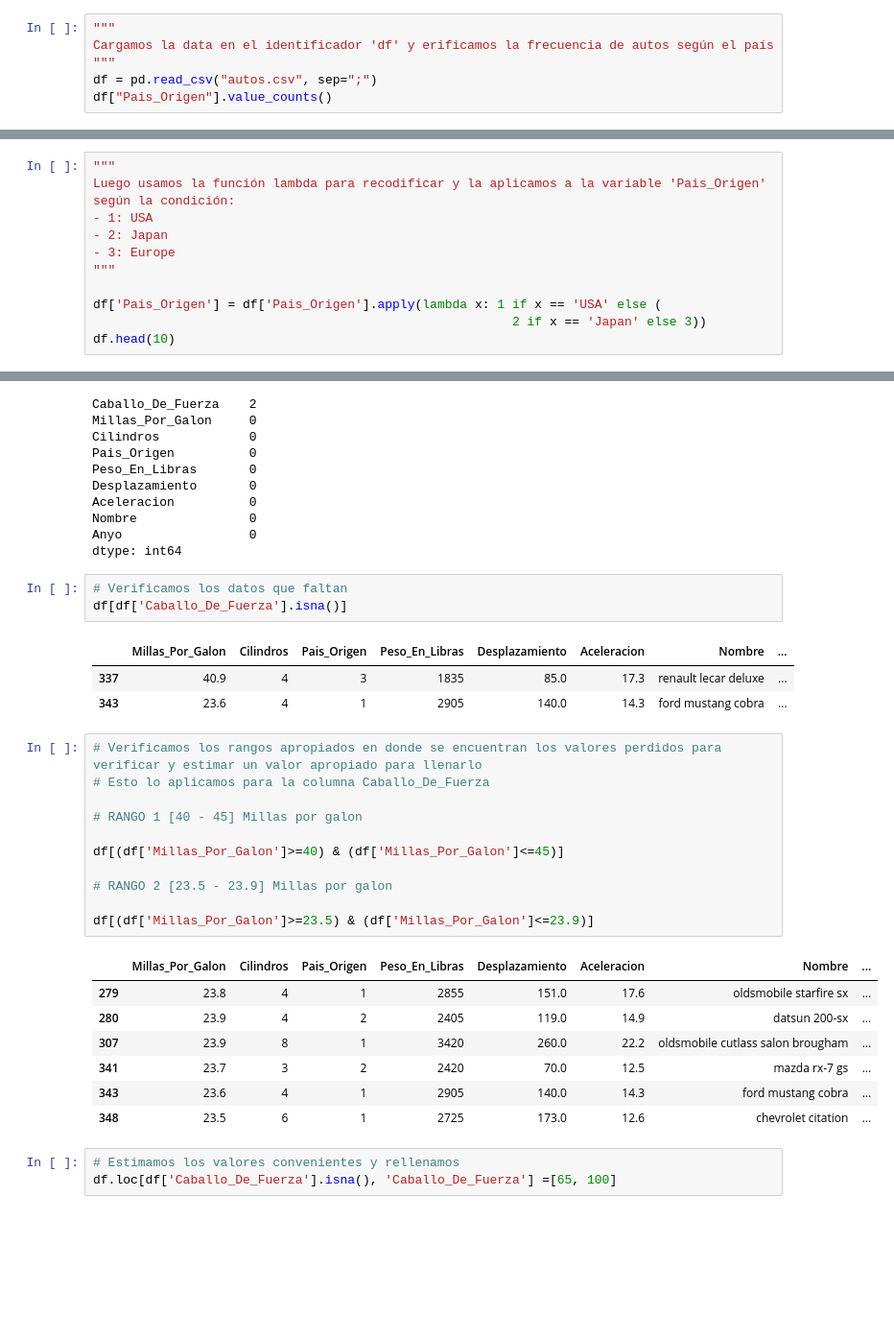
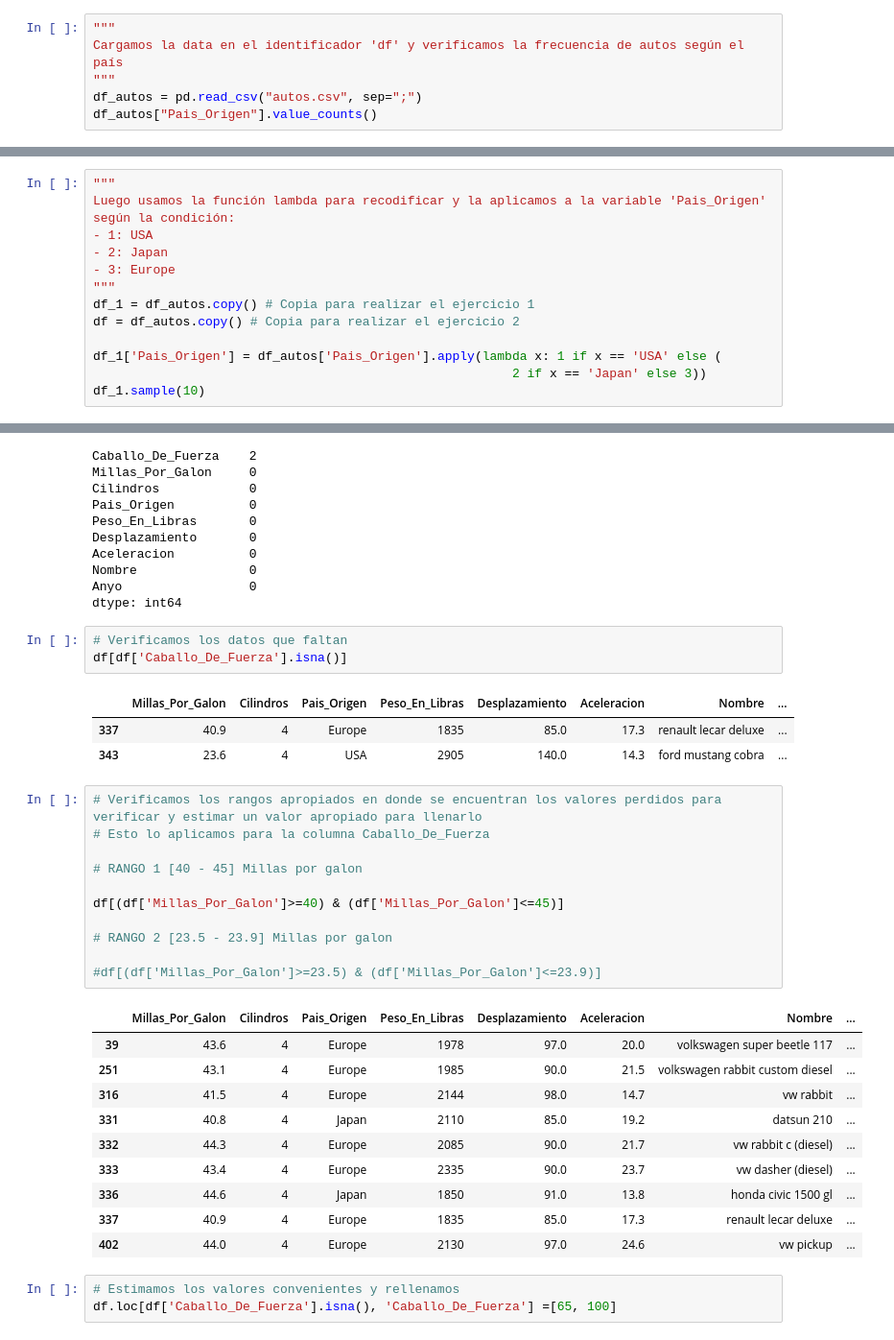
Before and after one commit to GersonJairPE/programa-data-science-python, a Jupyter notebook: Proyectos/Proyecto_2.ipynb, the cells around one changed output, grey strips where cells are left out. Shown: that part at 96% size. Cells and saved outputs as stored; diff of their text form; blank space fills up the shorter version.

```diff
--- a/Proyectos/Proyecto_2.ipynb
+++ b/Proyectos/Proyecto_2.ipynb
@@ -12,10 +12,10 @@ from cmath import exp, log10, sqrt
 ## Ejercicio 1
 # %%
 """
-Cargamos la data en el identificador 'df' y erificamos la frecuencia de autos según el país
+Cargamos la data en el identificador 'df' y verificamos la frecuencia de autos según el país
 """
-df = pd.read_csv("autos.csv", sep=";")
-df["Pais_Origen"].value_counts()
+df_autos = pd.read_csv("autos.csv", sep=";")
+df_autos["Pais_Origen"].value_counts()
 # %% [output]
 USA       254
 Japan      79
@@ -28,9 +28,11 @@ Luego usamos la función lambda para recodificar y la aplicamos a la variable 'P
 - 2: Japan
 - 3: Europe
 """
+df_1 = df_autos.copy() # Copia para realizar el ejercicio 1
+df = df_autos.copy() # Copia para realizar el ejercicio 2
 
-df['Pais_Origen'] = df['Pais_Origen'].apply(lambda x: 1 if x == 'USA' else (
+df_1['Pais_Origen'] = df_autos['Pais_Origen'].apply(lambda x: 1 if x == 'USA' else (
                                                         2 if x == 'Japan' else 3))
-df.head(10)
+df_1.sample(10)
 # %% [output]
 |  | Millas_Por_Galon | Cilindros | Pais_Origen | Peso_En_Libras | Desplazamiento | Aceleracion | Nombre | ... |
@@ -142,27 +144,30 @@ dtype: int64
 df[df['Caballo_De_Fuerza'].isna()]
 # %% [output]
 |  | Millas_Por_Galon | Cilindros | Pais_Origen | Peso_En_Libras | Desplazamiento | Aceleracion | Nombre | ... |
-| 337 | 40.9 | 4 | 3 | 1835 | 85.0 | 17.3 | renault lecar deluxe | ... |
-| 343 | 23.6 | 4 | 1 | 2905 | 140.0 | 14.3 | ford mustang cobra | ... |
+| 337 | 40.9 | 4 | Europe | 1835 | 85.0 | 17.3 | renault lecar deluxe | ... |
+| 343 | 23.6 | 4 | USA | 2905 | 140.0 | 14.3 | ford mustang cobra | ... |
 # %%
 # Verificamos los rangos apropiados en donde se encuentran los valores perdidos para verificar y estimar un valor apropiado para llenarlo
 # Esto lo aplicamos para la columna Caballo_De_Fuerza
 
 # RANGO 1 [40 - 45] Millas por galon
 
 df[(df['Millas_Por_Galon']>=40) & (df['Millas_Por_Galon']<=45)]
 
 # RANGO 2 [23.5 - 23.9] Millas por galon
 
-df[(df['Millas_Por_Galon']>=23.5) & (df['Millas_Por_Galon']<=23.9)]
+#df[(df['Millas_Por_Galon']>=23.5) & (df['Millas_Por_Galon']<=23.9)]
 # %% [output]
 |  | Millas_Por_Galon | Cilindros | Pais_Origen | Peso_En_Libras | Desplazamiento | Aceleracion | Nombre | ... |
-| 279 | 23.8 | 4 | 1 | 2855 | 151.0 | 17.6 | oldsmobile starfire sx | ... |
-| 280 | 23.9 | 4 | 2 | 2405 | 119.0 | 14.9 | datsun 200-sx | ... |
-| 307 | 23.9 | 8 | 1 | 3420 | 260.0 | 22.2 | oldsmobile cutlass salon brougham | ... |
-| 341 | 23.7 | 3 | 2 | 2420 | 70.0 | 12.5 | mazda rx-7 gs | ... |
-| 343 | 23.6 | 4 | 1 | 2905 | 140.0 | 14.3 | ford mustang cobra | ... |
-| 348 | 23.5 | 6 | 1 | 2725 | 173.0 | 12.6 | chevrolet citation | ... |
+| 39 | 43.6 | 4 | Europe | 1978 | 97.0 | 20.0 | volkswagen super beetle 117 | ... |
+| 251 | 43.1 | 4 | Europe | 1985 | 90.0 | 21.5 | volkswagen rabbit custom diesel | ... |
+| 316 | 41.5 | 4 | Europe | 2144 | 98.0 | 14.7 | vw rabbit | ... |
+| 331 | 40.8 | 4 | Japan | 2110 | 85.0 | 19.2 | datsun 210 | ... |
+| 332 | 44.3 | 4 | Europe | 2085 | 90.0 | 21.7 | vw rabbit c (diesel) | ... |
+| 333 | 43.4 | 4 | Europe | 2335 | 90.0 | 23.7 | vw dasher (diesel) | ... |
+| 336 | 44.6 | 4 | Japan | 1850 | 91.0 | 13.8 | honda civic 1500 gl | ... |
+| 337 | 40.9 | 4 | Europe | 1835 | 85.0 | 17.3 | renault lecar deluxe | ... |
+| 402 | 44.0 | 4 | Europe | 2130 | 97.0 | 24.6 | vw pickup | ... |
 # %%
 # Estimamos los valores convenientes y rellenamos
 df.loc[df['Caballo_De_Fuerza'].isna(), 'Caballo_De_Fuerza'] =[65, 100]
```
Also changed, not shown: parts of 6 cells of this notebook.
